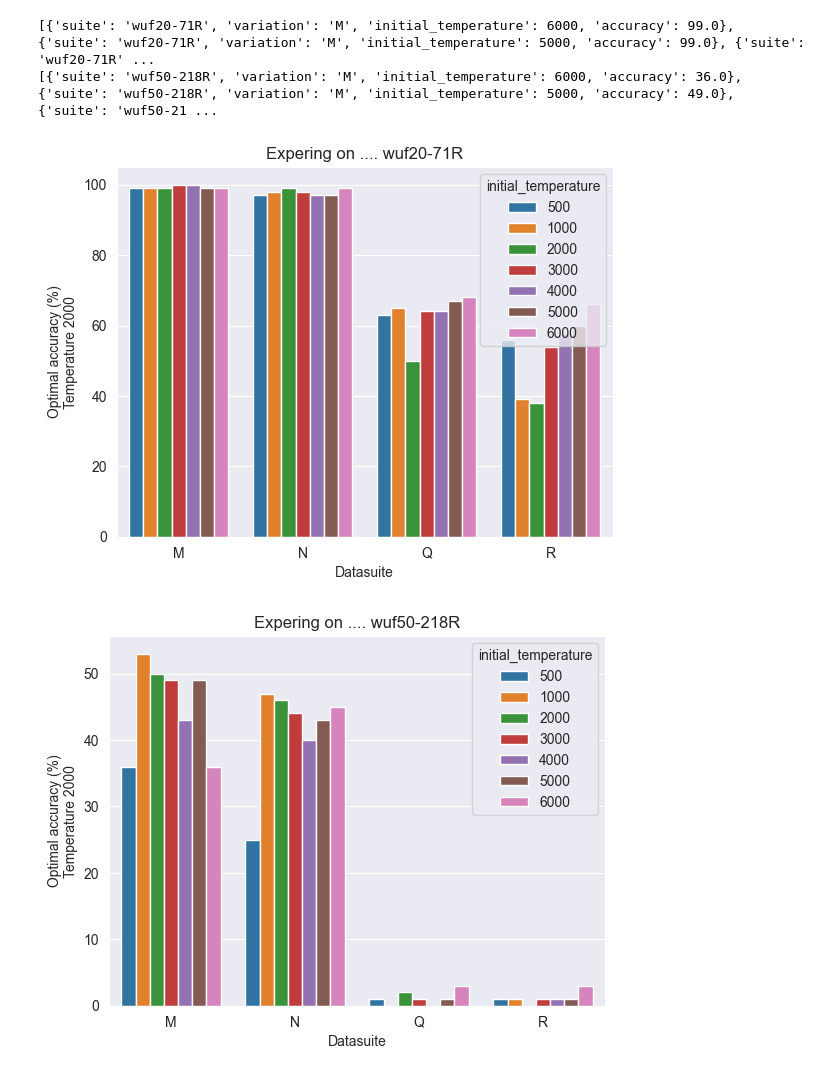
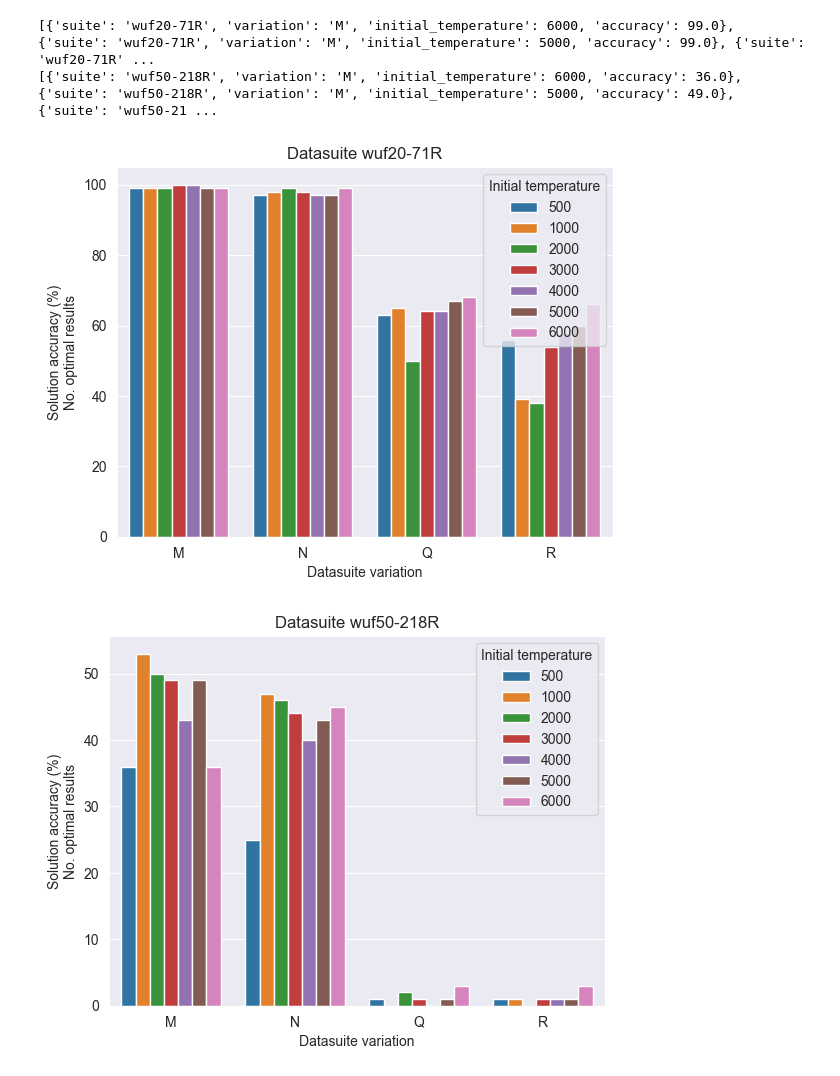
Before and after one commit to zapotocnylubos/ni-kop-heuristic, a Jupyter notebook: main.ipynb, the cells around one changed output. Drawn from its saved outputs; the diff is of its cells as text; code cells hidden in the pictures.

Commit message:
barplot better legend

```diff
--- a/main.ipynb
+++ b/main.ipynb
@@ -256,15 +256,15 @@ for experiment in experiments:
 # %%
 for experiment in experiments:
     df = pd.DataFrame.from_records(experiments[experiment])
-    #print(df)
+    df['Initial temperature'] = df['initial_temperature']
     ax = sns.barplot(data=df,
                      x='variation', y='accuracy',
-                     hue='initial_temperature',
+                     hue='Initial temperature',
                      errorbar=None)
-    ax.set_title(f'Expering on .... {experiment}')
-    ax.set_xlabel('Datasuite')
-    ax.set_ylabel(f'Optimal accuracy (%)\nTemperature 2000')
+    ax.set_title(f'Datasuite {experiment}')
+    ax.set_xlabel('Datasuite variation')
+    ax.set_ylabel(f'Solution accuracy (%)\nNo. optimal results')
     plt.show()
 # %% [output]
-[figure, old version]
+[figure, new version]
-[figure, old version]
+[figure, new version]
```
